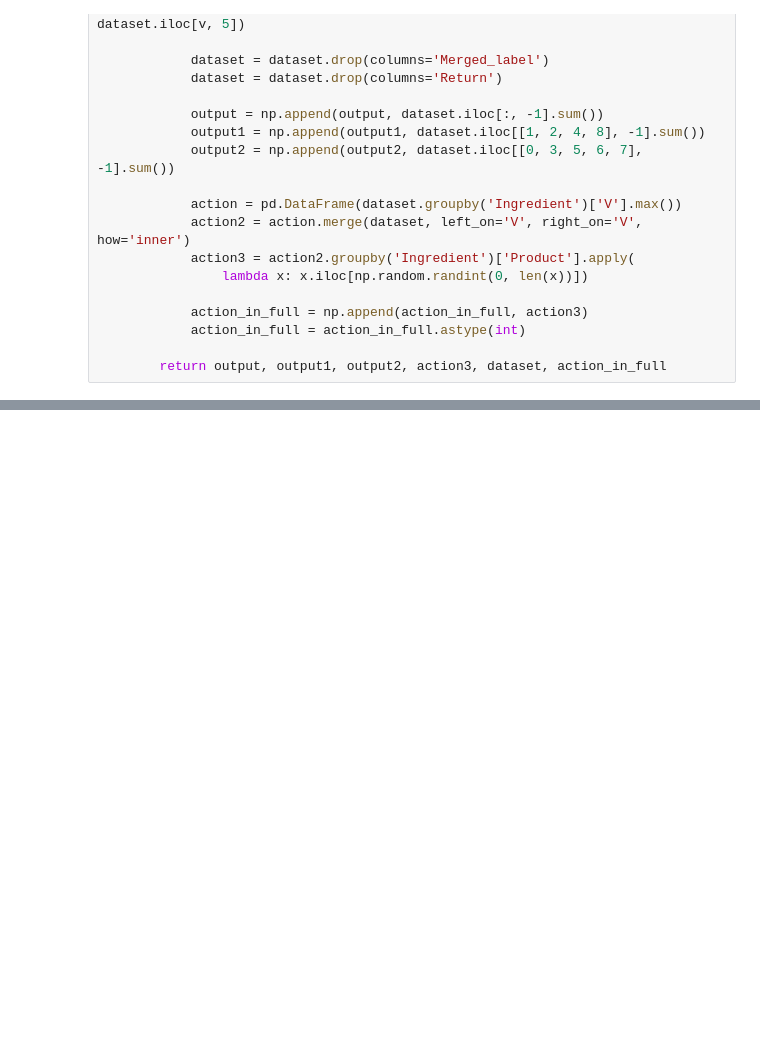
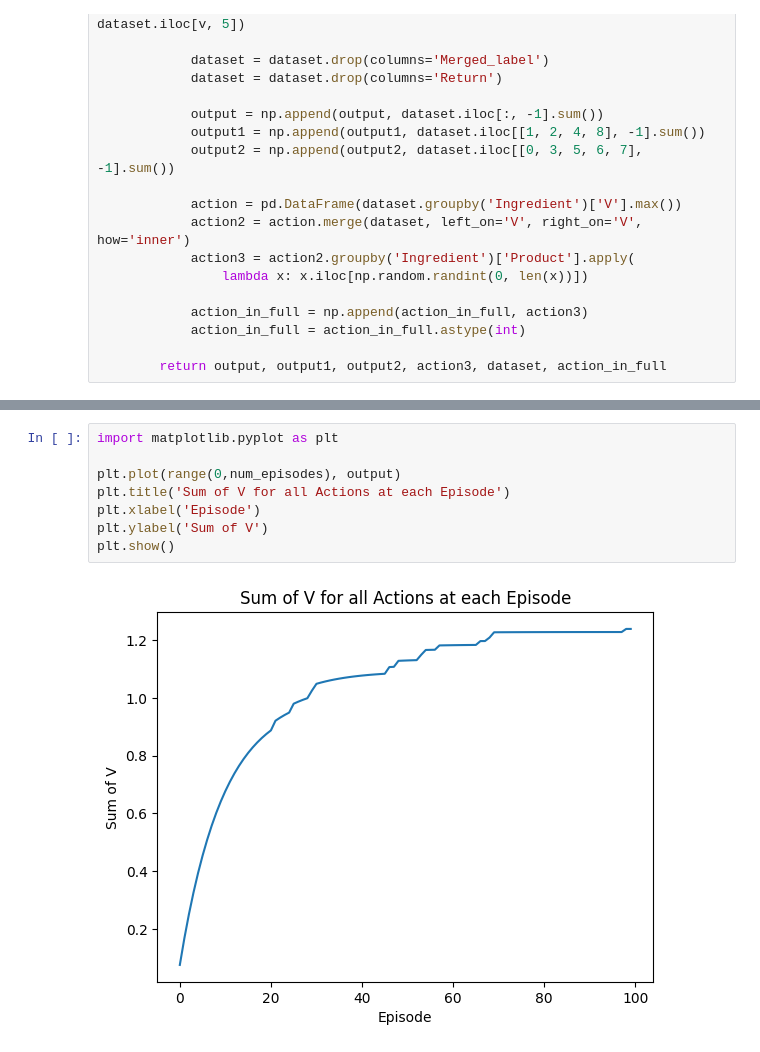
Before and after one commit to BlackHawk0/mealPlanner, a Jupyter notebook: mealplanner.ipynb, the cells around one changed output, grey strips where cells are left out. Drawn from its saved outputs; the diff is of its cells as text; blank space fills up the shorter version.

```diff
--- a/mealplanner.ipynb
+++ b/mealplanner.ipynb
@@ -173,0 +174,10 @@ Sum of V(a) for all episodes: [0.05       0.145      0.2305     0.30745    0.376
+# %%
+import matplotlib.pyplot as plt
+
+plt.plot(range(0,num_episodes), output)
+plt.title('Sum of V for all Actions at each Episode')
+plt.xlabel('Episode')
+plt.ylabel('Sum of V')
+plt.show()
+# %% [output]
+[figure, added]
```
Also changed, not shown: parts of 2 cells of this notebook.
